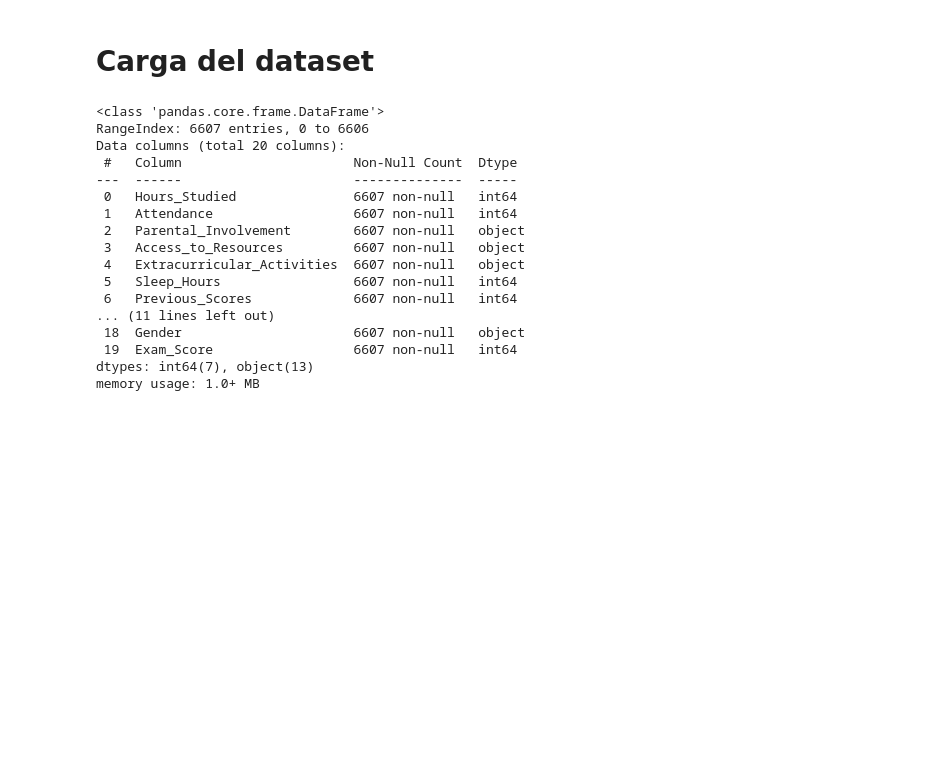
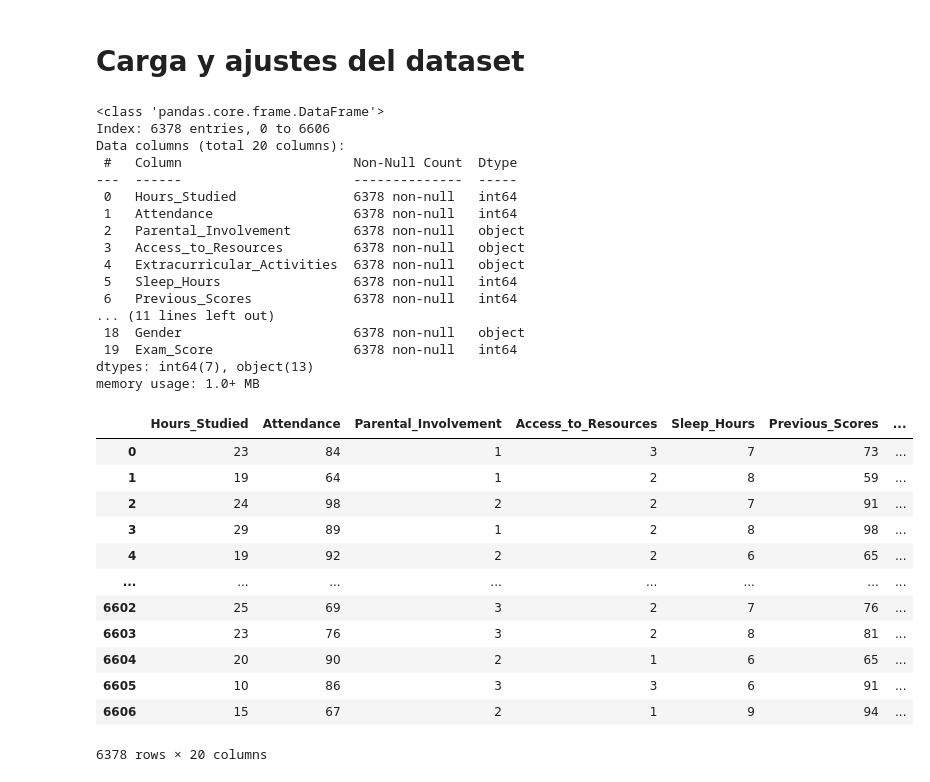
Before and after one commit to JeiGeek/ia1-LosPandas-prediccion_rendimiento_estudiantil, a Jupyter notebook: 02_Supervised_learning.ipynb, the cells around one changed output. Cells and saved outputs as stored; diff of their text form; code cells hidden in the pictures; blank space fills up the shorter version.

```diff
--- a/02_Supervised_learning.ipynb
+++ b/02_Supervised_learning.ipynb
@@ -7,29 +7,83 @@ import pandas as pd
 import seaborn as sns
 import matplotlib.pyplot as plt
 # %% [markdown]
-# **Carga del dataset**
+# **Carga y ajustes del dataset**
 # %%
 # Carga desde github
 url = "https://raw.githubusercontent.com/JeiGeek/ia1-LosPandas-prediccion_rendimiento_estudiantil/main/Dataset/StudentPerformanceFactors.csv"
 df = pd.read_csv(url)
 # %%
-# Información de las columnas
+# Limpieza de nulos
+df = df.dropna()
 df.info()
 # %% [output]
 <class 'pandas.core.frame.DataFrame'>
-RangeIndex: 6607 entries, 0 to 6606
+Index: 6378 entries, 0 to 6606
 Data columns (total 20 columns):
  #   Column                      Non-Null Count  Dtype
 ---  ------                      --------------  -----
- 0   Hours_Studied               6607 non-null   int64
- 1   Attendance                  6607 non-null   int64
- 2   Parental_Involvement        6607 non-null   object
- 3   Access_to_Resources         6607 non-null   object
- 4   Extracurricular_Activities  6607 non-null   object
- 5   Sleep_Hours                 6607 non-null   int64
- 6   Previous_Scores             6607 non-null   int64
+ 0   Hours_Studied               6378 non-null   int64
+ 1   Attendance                  6378 non-null   int64
+ 2   Parental_Involvement        6378 non-null   object
+ 3   Access_to_Resources         6378 non-null   object
+ 4   Extracurricular_Activities  6378 non-null   object
+ 5   Sleep_Hours                 6378 non-null   int64
+ 6   Previous_Scores             6378 non-null   int64
 ... (11 lines left out)
- 18  Gender                      6607 non-null   object
- 19  Exam_Score                  6607 non-null   int64
+ 18  Gender                      6378 non-null   object
+ 19  Exam_Score                  6378 non-null   int64
 dtypes: int64(7), object(13)
 memory usage: 1.0+ MB
+# %%
+# Se aplica el metodo de One-Hot Encoding para la correlación->  Convertir variables categóricas en números
+# Hay 13 variables de tipo categoricas
+
+df_encoded = df.copy()
+
+# Categorizacion binaria para categorias que son solo 2 dos tipos
+
+# get_dummies - Convierte tablas categoricas en binarios
+# drop_first - quita la columna redudante que se genera
+df_encoded = pd.get_dummies(df_encoded, columns=["Extracurricular_Activities", "Internet_Access", "School_Type", "Learning_Disabilities", "Gender"], drop_first=True)
+
+# Categorizacion por categorias que son de 3 tipos
+
+# para categorias bajo - medio - alto
+mapping = {"Low":1, "Medium":2, "High":3}
+columnas = ["Parental_Involvement", "Access_to_Resources", "Motivation_Level", "Family_Income", "Teacher_Quality"]
+
+for columna in columnas:
+    df_encoded[columna] = df_encoded[columna].map(mapping)
+
+# para categoria negativo - positivo - neutral
+mapping = {"Negative":-1, "Positive":1, "Neutral":0}
+df_encoded["Peer_Influence"] = df_encoded["Peer_Influence"].map(mapping)
+
+# para categoria High School - College - Postgraduate
+mapping = {"High School":1, "College":2, "Postgraduate":3}
+df_encoded["Parental_Education_Level"] = df_encoded["Parental_Education_Level"].map(mapping)
+
+# para categoria Near - Moderate - Far
+mapping = {"Near":1, "Moderate":2, "Far":3}
+df_encoded["Distance_from_Home"] = df_encoded["Distance_from_Home"].map(mapping)
+
+
+# Convertir las columnas booleanas resultantes en 0 y 1
+bool_cols = df_encoded.select_dtypes(include=["bool"]).columns # Se seleccionan las columnas solamente las columnas booleanas
+df_encoded[bool_cols] = df_encoded[bool_cols].astype(int) # Se convierten en 0 y 1
+# %%
+df_encoded
+# %% [output]
+|  | Hours_Studied | Attendance | Parental_Involvement | Access_to_Resources | Sleep_Hours | Previous_Scores | ... |
+| 0 | 23 | 84 | 1 | 3 | 7 | 73 | ... |
+| 1 | 19 | 64 | 1 | 2 | 8 | 59 | ... |
+| 2 | 24 | 98 | 2 | 2 | 7 | 91 | ... |
+| 3 | 29 | 89 | 1 | 2 | 8 | 98 | ... |
+| 4 | 19 | 92 | 2 | 2 | 6 | 65 | ... |
+| ... | ... | ... | ... | ... | ... | ... | ... |
+| 6602 | 25 | 69 | 3 | 2 | 7 | 76 | ... |
+| 6603 | 23 | 76 | 3 | 2 | 8 | 81 | ... |
+| 6604 | 20 | 90 | 2 | 1 | 6 | 65 | ... |
+| 6605 | 10 | 86 | 3 | 3 | 6 | 91 | ... |
+| 6606 | 15 | 67 | 2 | 1 | 9 | 94 | ... |
+6378 rows × 20 columns
```
